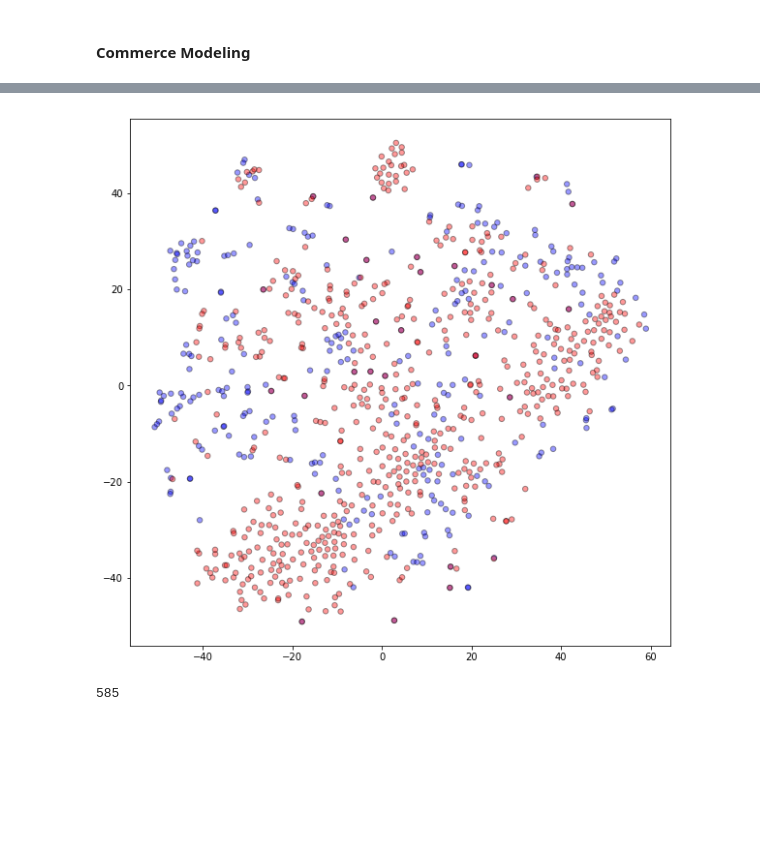
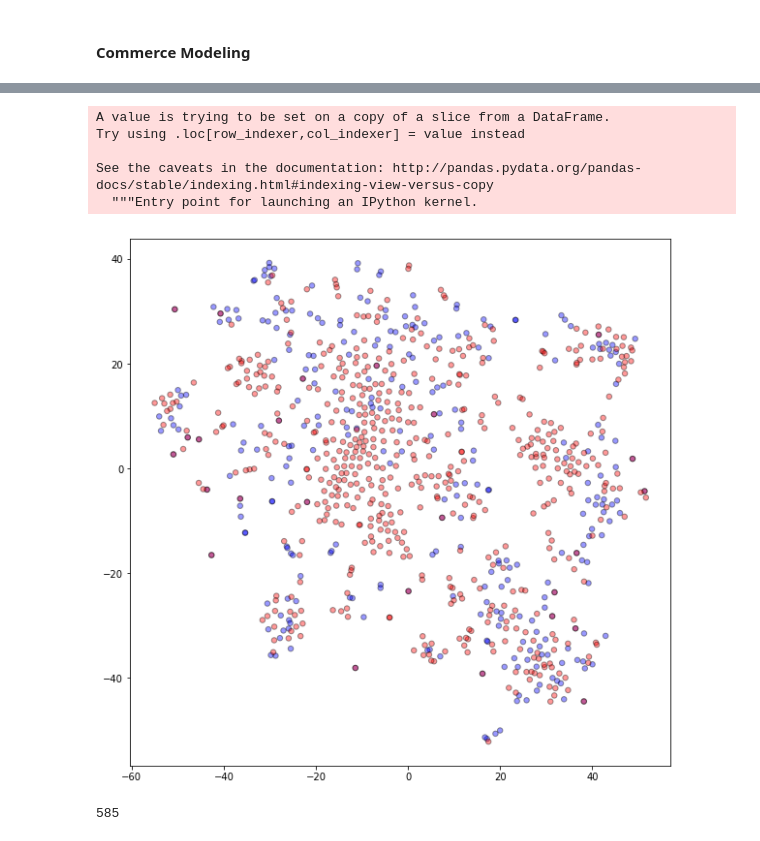
Before and after one commit to dgilbs/nlp_partisanship, a Jupyter notebook: Test_Modeling.ipynb, the cells around one changed output, grey strips where cells are left out. Drawn from its saved outputs; the diff is of its cells as text; code cells hidden in the pictures; blank space fills up the shorter version.

Commit message:
continues modeling

```diff
--- a/Test_Modeling.ipynb
+++ b/Test_Modeling.ipynb
@@ -400,0 +438,5 @@ plt.legend()
+# %%
+fr_df = all_df[all_df.Committee=="Foreign Relations"]
+temp_df = pd.concat([fr_df, fr_df.apply(lambda row: pd.Series(get_rel_score(row["Release"])), axis=1)], axis=1)
+scores_df = temp_df.iloc[:, 10:]
+scores_df
@@ -400,0 +462,2 @@ plt.legend()
+# %%
+fr_tsne = tsne_model.fit_transform(scores_df)
@@ -407,0 +482,4 @@ commerce_scores = commerce_scores.fillna(0)
+# %%
+temp_df = pd.concat([comm_df, comm_df.apply(lambda row: pd.Series(get_rel_score(row["Release"])), axis=1)], axis=1)
+comm_scores_df = temp_df.iloc[:, 10:]
+comm_scores_df
@@ -408,16 +505,22 @@ commerce_scores = commerce_scores.fillna(0)
 # %%
 comm_model = KMeans(n_clusters=6)
 # %%
-comm_results = tsne_model.fit_transform(commerce_scores)
+comm_results = tsne_model.fit_transform(comm_scores_df)
 # %%
 comm_x, comm_y = get_coords(comm_results)
 # %%
+comm_df["Party_Classification"] = comm_df.apply(lambda row: get_party_classification(row["Party"]), axis=1)
 plt.figure(figsize=(10,10))
 colors = np.array(["blue", "red"])
 plt.scatter(comm_x, comm_y, alpha=0.4, c=colors[comm_df["Party_Classification"]], marker='o', s=30, cmap='tab10', edgecolor="black");
 plt.legend()
 # %% [output]
+A value is trying to be set on a copy of a slice from a DataFrame.
+Try using .loc[row_indexer,col_indexer] = value instead
+
+See the caveats in the documentation: http://pandas.pydata.org/pandas-docs/stable/indexing.html#indexing-view-versus-copy
+  """Entry point for launching an IPython kernel.
-[figure, old version]
+[figure, new version]
 # %%
 # %% [output]
 585
```
Also changed, not shown: parts of 24 cells of this notebook, 3 other files.
